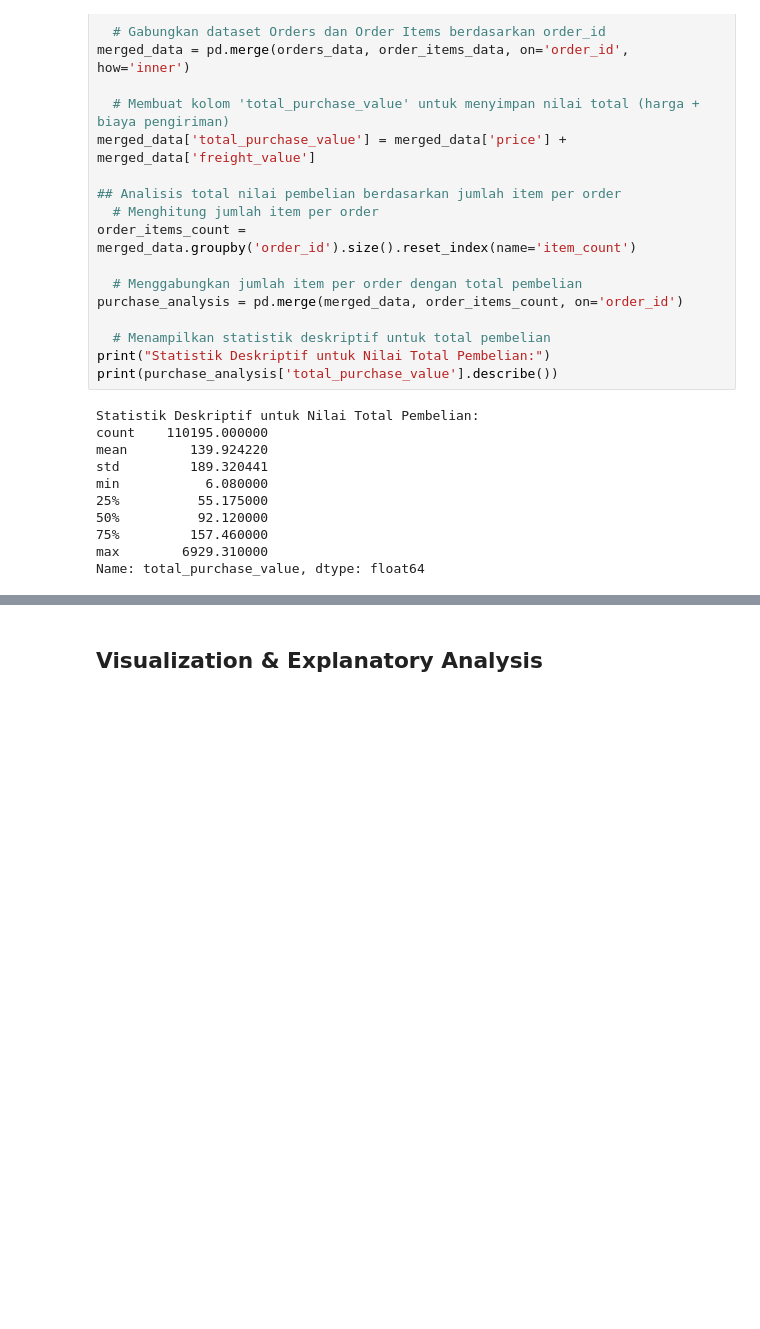
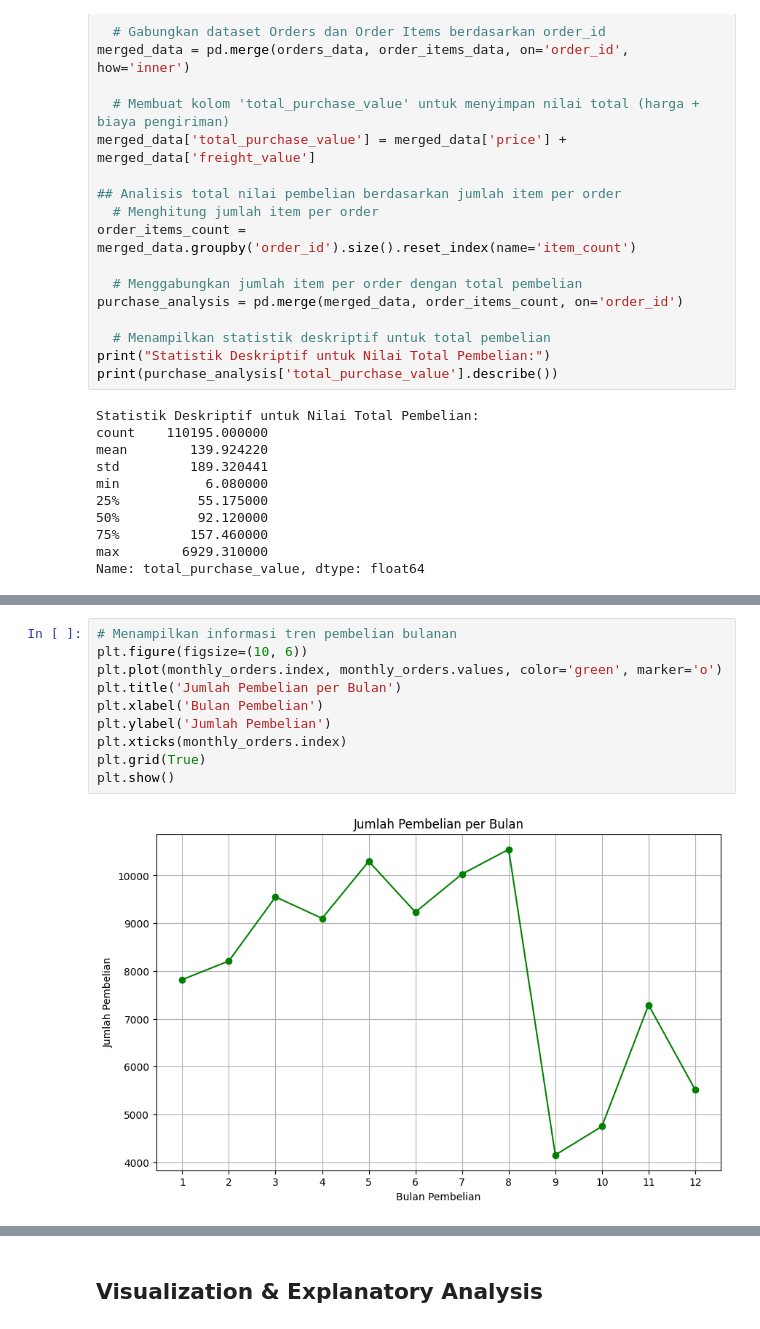
Before and after one commit to LatiefDataVisionary/data-analysis-dicoding-projects, a Jupyter notebook: Proyek_Analisis_Data.ipynb, the cells around one changed output, grey strips where cells are left out. Cells and saved outputs as stored; diff of their text form; blank space fills up the shorter version.

```diff
--- a/Proyek_Analisis_Data.ipynb
+++ b/Proyek_Analisis_Data.ipynb
@@ -369,0 +429,12 @@ print(correlation)
+# %%
+# Menampilkan informasi tren pembelian bulanan
+plt.figure(figsize=(10, 6))
+plt.plot(monthly_orders.index, monthly_orders.values, color='green', marker='o')
+plt.title('Jumlah Pembelian per Bulan')
+plt.xlabel('Bulan Pembelian')
+plt.ylabel('Jumlah Pembelian')
+plt.xticks(monthly_orders.index)
+plt.grid(True)
+plt.show()
+# %% [output]
+[figure, added]
```
Also changed, not shown: parts of 20 cells of this notebook.
